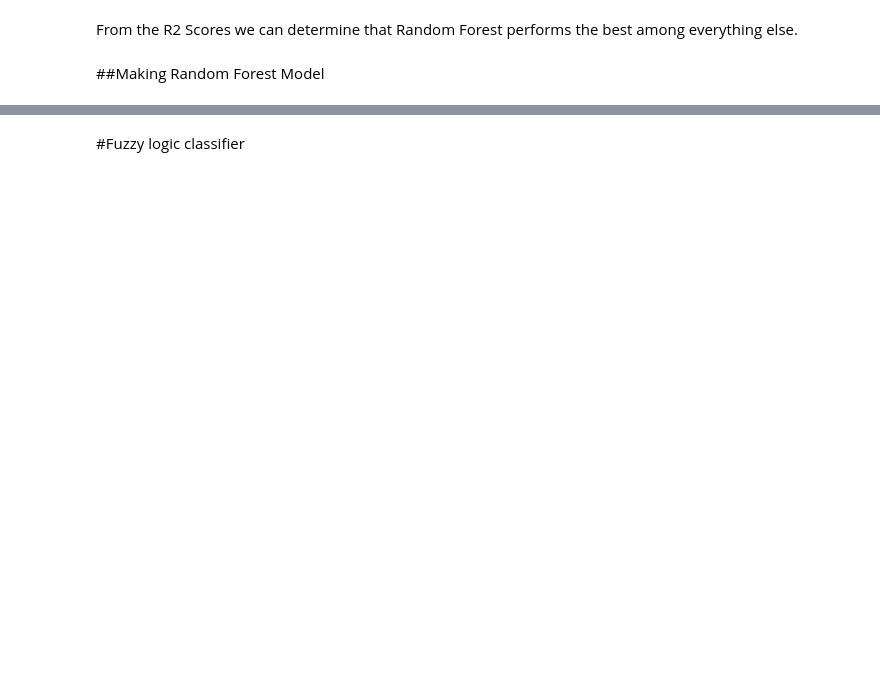
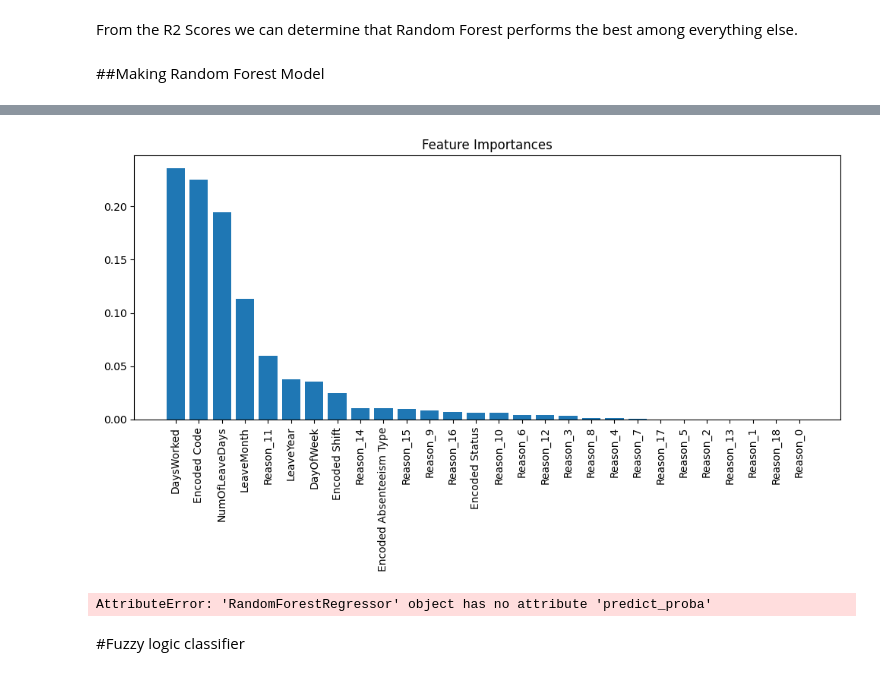
Before and after one commit to DSGP-Group-1-EAPS/SL-Apparel-Dataset, a Jupyter notebook: Model_Selection_and_Training.ipynb, the cells around one changed output, grey strips where cells are left out. Drawn from its saved outputs; the diff is of its cells as text; code cells hidden in the pictures; blank space fills up the shorter version.

```diff
--- a/Model_Selection_and_Training.ipynb
+++ b/Model_Selection_and_Training.ipynb
@@ -316,3 +348,32 @@ plt.show()
+# %%
+# Get feature importances
+importances = rf_model.feature_importances_
+
+# Get feature names
+feature_names = X_train.columns  # Assuming X_train is a DataFrame
+
+# Sort feature importances in descending order
+indices = np.argsort(importances)[::-1]
+
+# Plot the feature importances
+plt.figure(figsize=(10, 6))
+plt.title("Feature Importances")
+plt.bar(range(X_train.shape[1]), importances[indices], align="center")
+plt.xticks(range(X_train.shape[1]), feature_names[indices], rotation=90)
+plt.tight_layout()
+plt.show()
+# %% [output]
+[figure, added]
+# %%
+from sklearn.metrics import roc_auc_score
+
+# Assuming you have already trained your Random Forest model and made predictions
+y_pred_proba = rf_model.predict_proba(X_test)[:, 1]  # Probability of positive class
+auc = roc_auc_score(y_test, y_pred_proba)
+
+print("AUC Score:", auc)
+# %% [output]
+AttributeError: 'RandomForestRegressor' object has no attribute 'predict_proba'
 # %% [markdown]
 #Fuzzy logic classifier
 # %%
```
Also changed, not shown: parts of 19 cells of this notebook.
